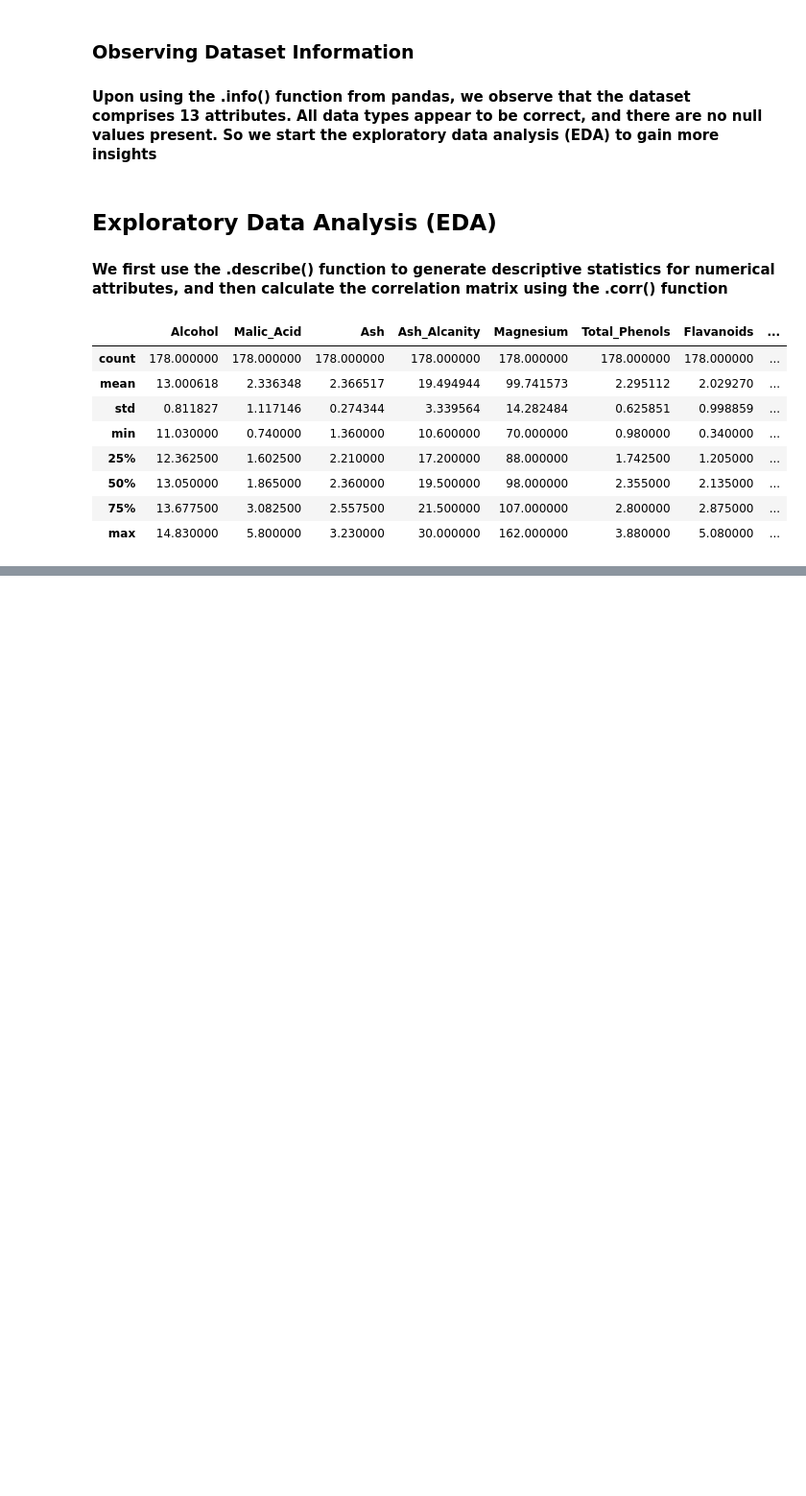
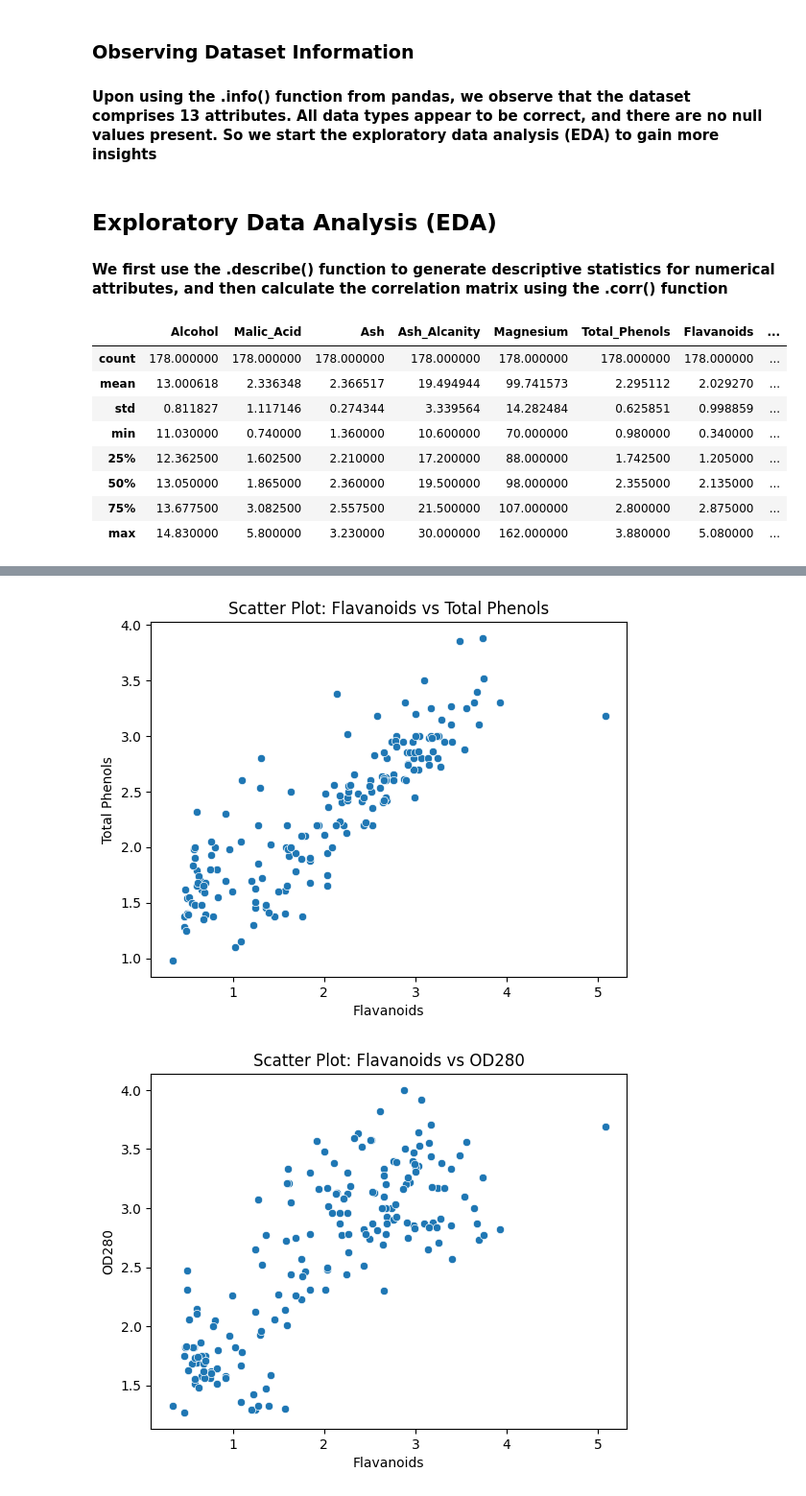
Before and after one commit to Gabrielnm7/Wine-Clustering, a Jupyter notebook: EDA.ipynb, the cells around one changed output, grey strips where cells are left out. Shown at 96% size. Saved outputs shown, nothing was run; the diff lists cells and outputs as text; code cells hidden in the pictures; blank space fills up the shorter version.

Commit message:
Doing some EDA and graphs

```diff
--- a/EDA.ipynb
+++ b/EDA.ipynb
@@ -90,0 +98,17 @@ Further investigation into these variables is **warranted** to understand their
+# %%
+def create_scatterplot(x, y, xlabel, ylabel, title):
+    sns.scatterplot(x=x, y=y, data=data_wine)
+    plt.xlabel(xlabel)
+    plt.ylabel(ylabel)
+    plt.title(title)
+    plt.show()
+
+# Scatter plots for specified variables
+create_scatterplot('Flavanoids', 'Total_Phenols', 'Flavanoids', 'Total Phenols', 'Scatter Plot: Flavanoids vs Total Phenols')
+create_scatterplot('Flavanoids', 'OD280', 'Flavanoids', 'OD280', 'Scatter Plot: Flavanoids vs OD280')
+create_scatterplot('Total_Phenols', 'OD280', 'Total Phenols', 'OD280', 'Scatter Plot: Total Phenols vs OD280')
+create_scatterplot('Flavanoids','Proanthocyanins','Flavanoids', 'Proanthocyanins', 'Scatter Plot: Flavanoids vs Proanthocyanins')
+create_scatterplot('Alcohol', 'Proline', 'Alcohol', 'Proline', 'Scatter Plot: Alcohol vs Proline')
+# %% [output]
+[figure, added]
+[figure, added]
```
Also changed, not shown: parts of 3 cells of this notebook.
